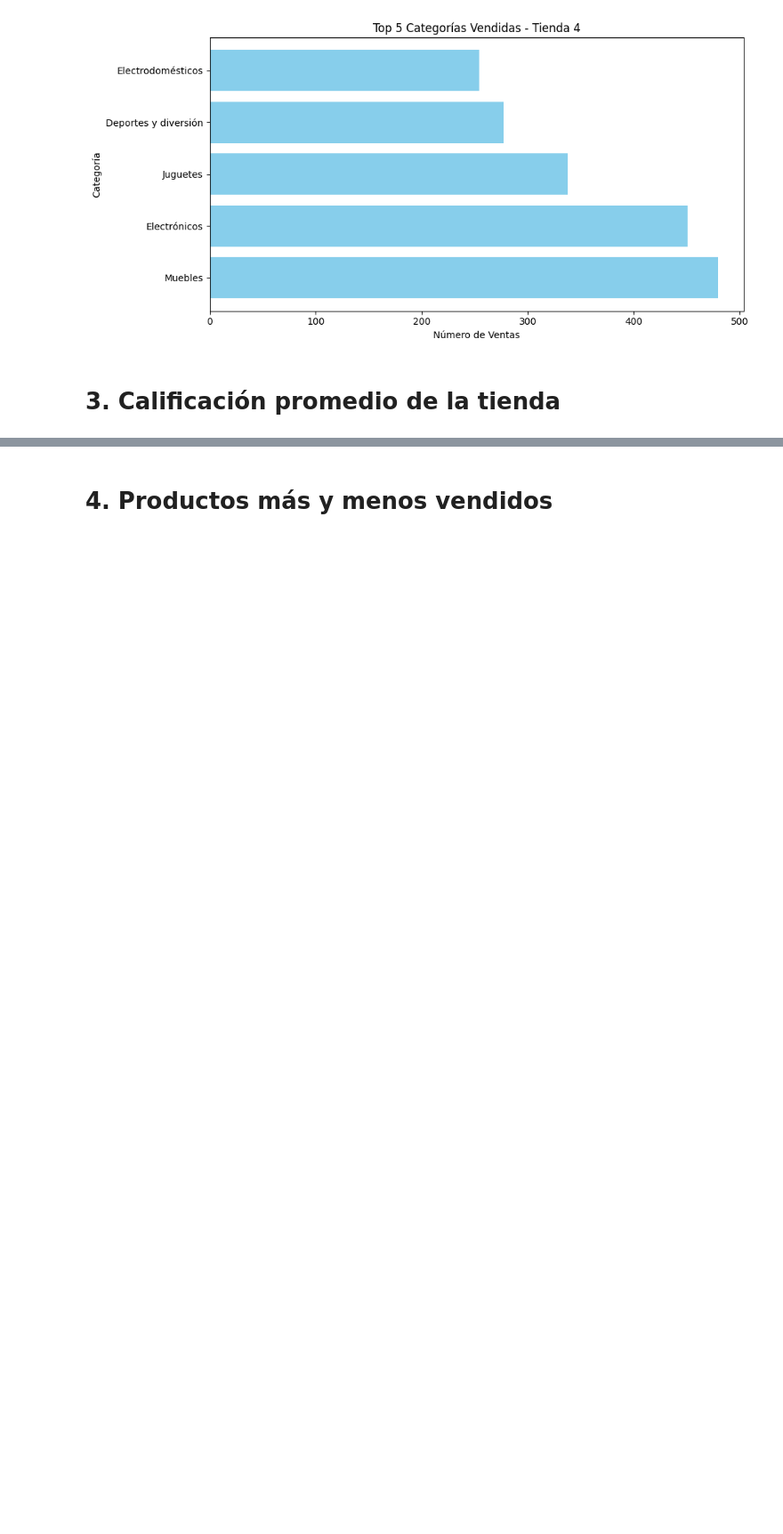
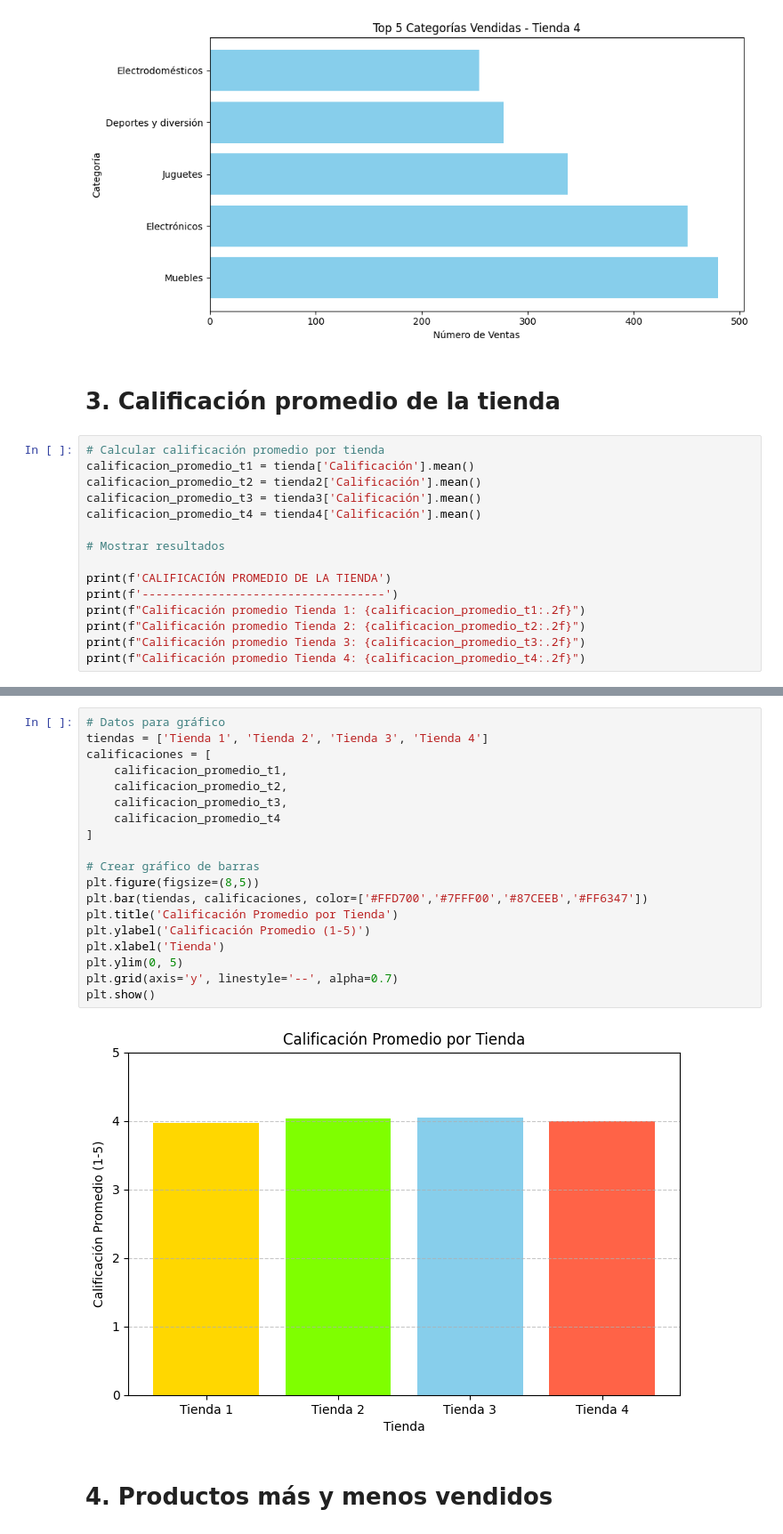
Before and after one commit to DilanUC/Challenge-Alura-Tienda, a Jupyter notebook: AluraStoreLatam.ipynb, the cells around one changed output, grey strips where cells are left out. Shown at 89% size. Cells and saved outputs as stored; diff of their text form; blank space fills up the shorter version.

Commit message:
Calificación promedio de la tienda (punto 3) y Productos más o menos vendidos (punto 4) con sus respectivas graficas

```diff
--- a/AluraStoreLatam.ipynb
+++ b/AluraStoreLatam.ipynb
@@ -131,3 +131,18 @@ graficar_top_categorias(categoria_t4, "Tienda 4")
 [figure]
 # %% [markdown]
 # 3. Calificación promedio de la tienda
+# %%
+# Calcular calificación promedio por tienda
+calificacion_promedio_t1 = tienda['Calificación'].mean()
+calificacion_promedio_t2 = tienda2['Calificación'].mean()
+calificacion_promedio_t3 = tienda3['Calificación'].mean()
+calificacion_promedio_t4 = tienda4['Calificación'].mean()
+
+# Mostrar resultados
+
+print(f'CALIFICACIÓN PROMEDIO DE LA TIENDA')
+print(f'-----------------------------------')
+print(f"Calificación promedio Tienda 1: {calificacion_promedio_t1:.2f}")
+print(f"Calificación promedio Tienda 2: {calificacion_promedio_t2:.2f}")
+print(f"Calificación promedio Tienda 3: {calificacion_promedio_t3:.2f}")
+print(f"Calificación promedio Tienda 4: {calificacion_promedio_t4:.2f}")
@@ -134,2 +156,23 @@ graficar_top_categorias(categoria_t4, "Tienda 4")
+# %%
+# Datos para gráfico
+tiendas = ['Tienda 1', 'Tienda 2', 'Tienda 3', 'Tienda 4']
+calificaciones = [
+    calificacion_promedio_t1,
+    calificacion_promedio_t2,
+    calificacion_promedio_t3,
+    calificacion_promedio_t4
+]
+
+# Crear gráfico de barras
+plt.figure(figsize=(8,5))
+plt.bar(tiendas, calificaciones, color=['#FFD700','#7FFF00','#87CEEB','#FF6347'])
+plt.title('Calificación Promedio por Tienda')
+plt.ylabel('Calificación Promedio (1-5)')
+plt.xlabel('Tienda')
+plt.ylim(0, 5)
+plt.grid(axis='y', linestyle='--', alpha=0.7)
+plt.show()
+# %% [output]
+[figure, added]
 # %% [markdown]
 # 4. Productos más y menos vendidos
```
Also changed, not shown: parts of 3 cells of this notebook.
